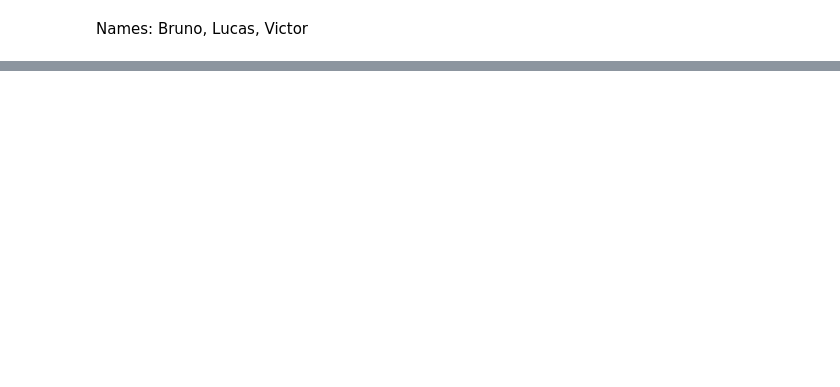
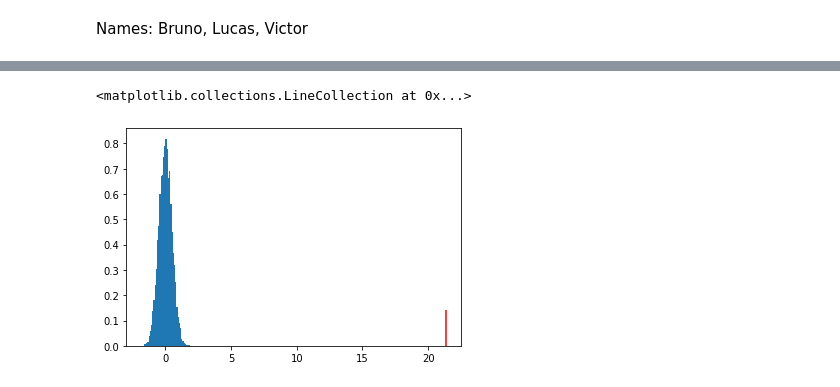
Before and after one commit to LucasPMM/Airbnb_Data_Analysis, a Jupyter notebook: Airbnb Analyzes.ipynb, the cells around one changed output, grey strips where cells are left out. Saved outputs shown, nothing was run; the diff lists cells and outputs as text; code cells hidden in the pictures; blank space fills up the shorter version.

```diff
--- a/Airbnb Analyzes.ipynb
+++ b/Airbnb Analyzes.ipynb
@@ -42,0 +108,6 @@ fig
+# %%
+plt.hist(differences, bins=40, density=True)
+plt.vlines(t_obs, 0, 0.14, color='r')
+# %% [output]
+<matplotlib.collections.LineCollection at 0x...>
+[figure, added]
```
Also changed, not shown: parts of 4 cells of this notebook.
